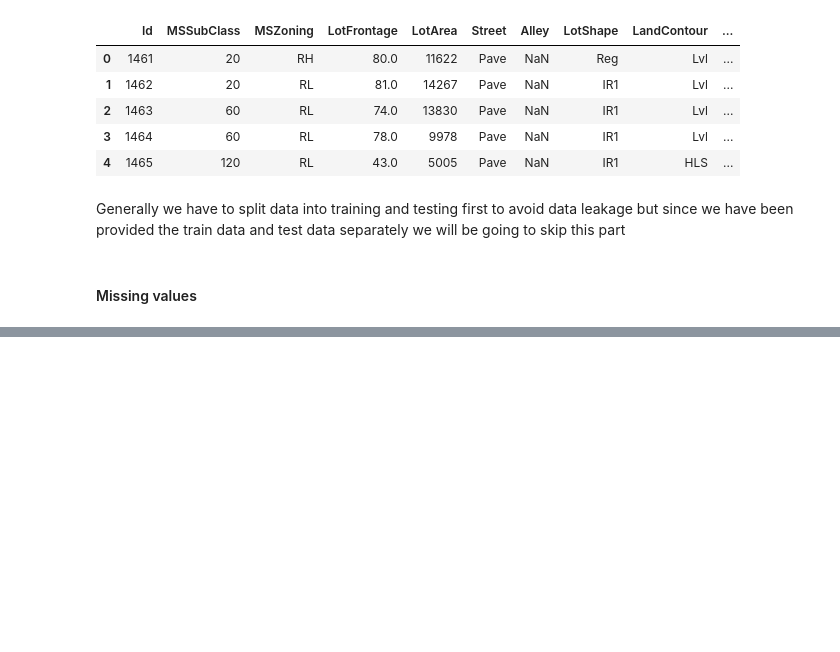
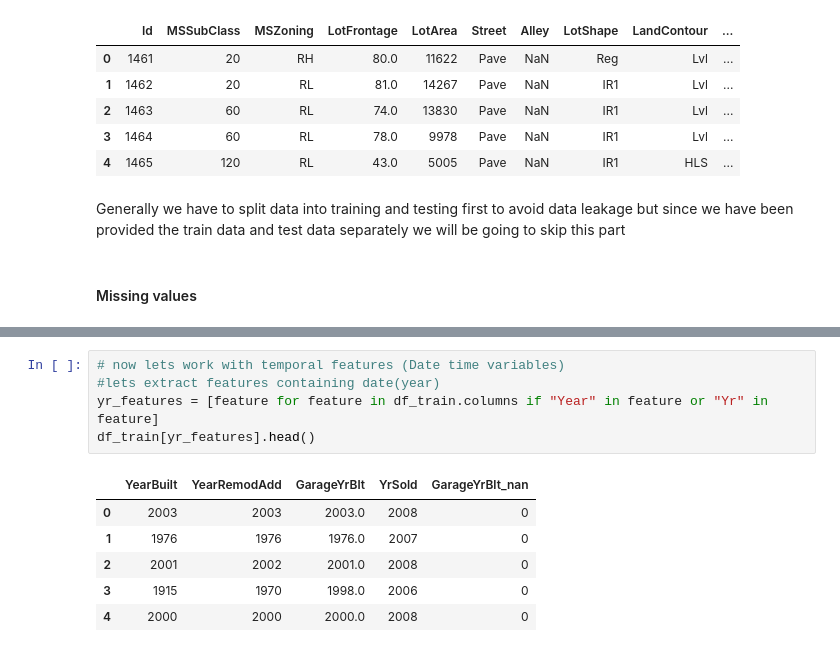
Before and after one commit to ShahulHam33d/House_price_prediction, a Jupyter notebook: FE-House_price_prediction.ipynb, the cells around one changed output, grey strips where cells are left out. Drawn from its saved outputs; the diff is of its cells as text; blank space fills up the shorter version.

```diff
--- a/FE-House_price_prediction.ipynb
+++ b/FE-House_price_prediction.ipynb
@@ -62,0 +192,12 @@ df_test["MSZ"].isnull().sum()
+# %%
+# now lets work with temporal features (Date time variables)
+#lets extract features containing date(year)
+yr_features = [feature for feature in df_train.columns if "Year" in feature or "Yr" in feature]
+df_train[yr_features].head()
+# %% [output]
+|  | YearBuilt | YearRemodAdd | GarageYrBlt | YrSold | GarageYrBlt_nan |
+| 0 | 2003 | 2003 | 2003.0 | 2008 | 0 |
+| 1 | 1976 | 1976 | 1976.0 | 2007 | 0 |
+| 2 | 2001 | 2002 | 2001.0 | 2008 | 0 |
+| 3 | 1915 | 1970 | 1998.0 | 2006 | 0 |
+| 4 | 2000 | 2000 | 2000.0 | 2008 | 0 |
```
Also changed, not shown: parts of 10 cells of this notebook.
